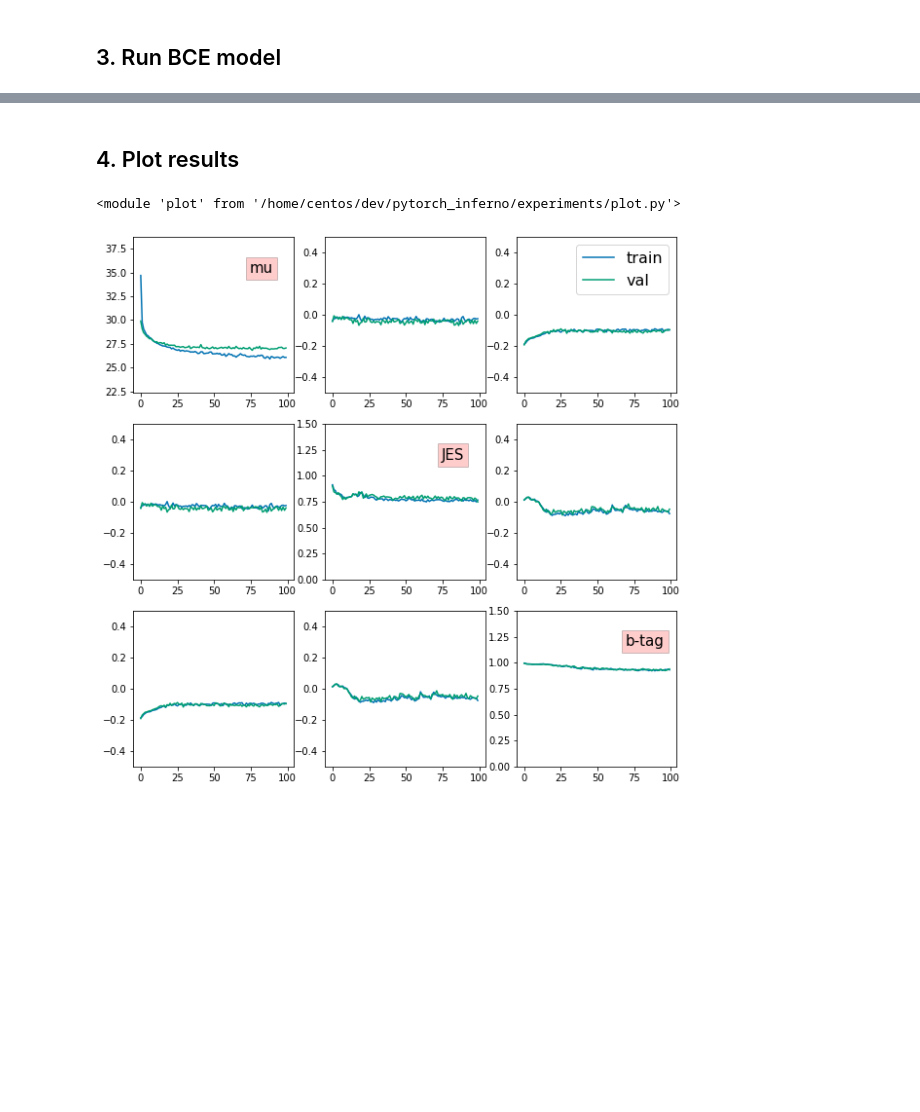
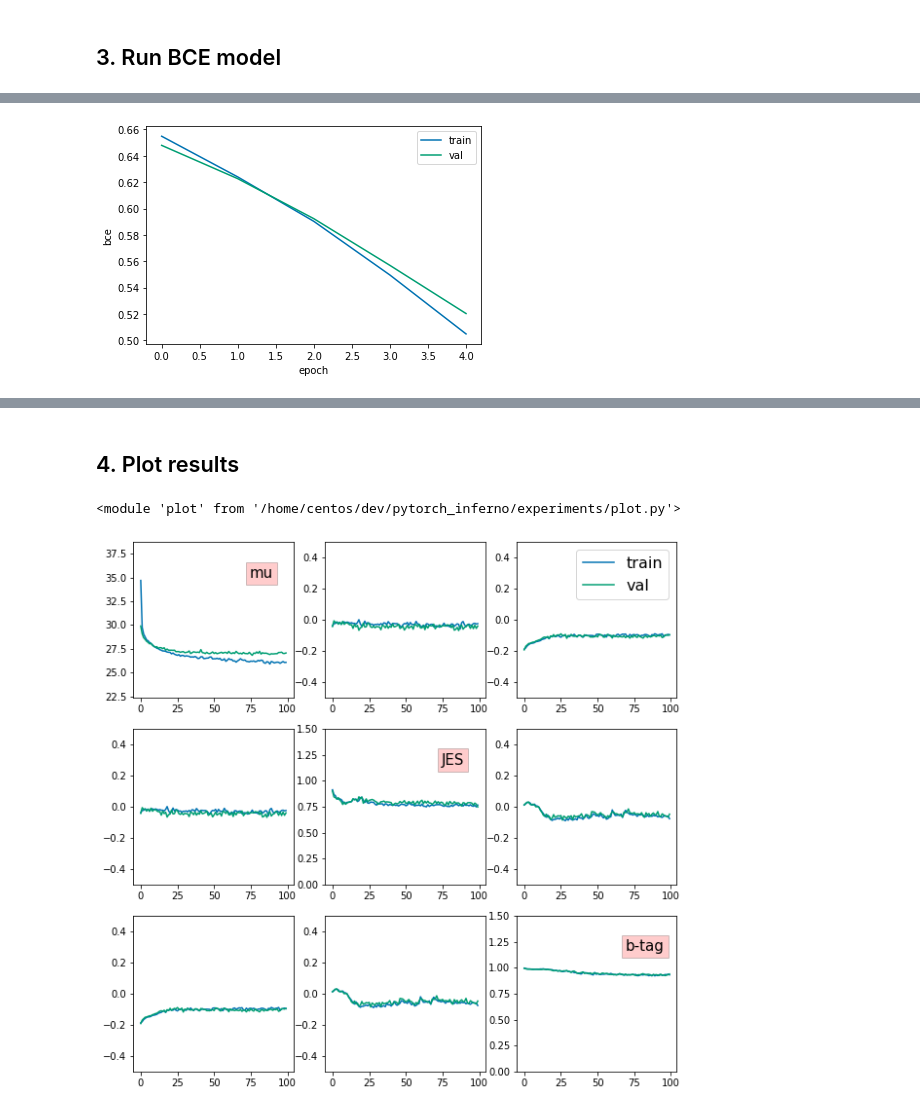
Before and after one commit to llayer/cmsopen, a Jupyter notebook: inferno/run_hep_inferno.ipynb, the cells around one changed output, grey strips where cells are left out. Saved outputs shown, nothing was run; the diff lists cells and outputs as text; code cells hidden in the pictures; blank space fills up the shorter version.

```diff
--- a/inferno/run_hep_inferno.ipynb
+++ b/inferno/run_hep_inferno.ipynb
@@ -241,0 +156,2 @@ plot.plot_predictions(df_bce, plot_sorted=False, name="bce")
+# %%
+bce_model, bce_info = train.train_bce(opendata, epochs=5, inferno_args = inferno_args)
@@ -241,0 +182,4 @@ plot.plot_predictions(df_bce, plot_sorted=False, name="bce")
+# %%
+plot.plot_loss(bce_info["loss"], name="bce")
+# %% [output]
+[figure, added]
```
Also changed, not shown: parts of 43 cells of this notebook, 2 other files.
